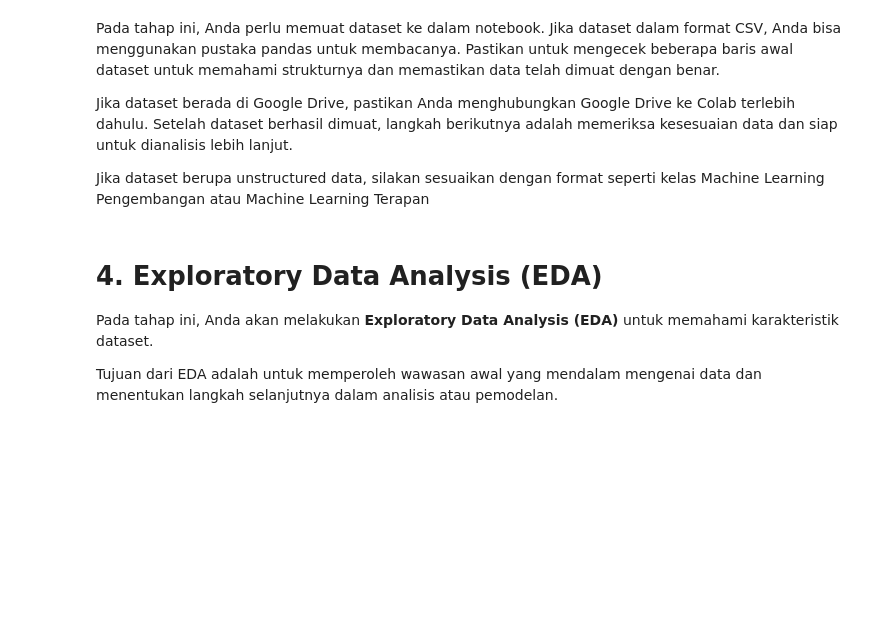
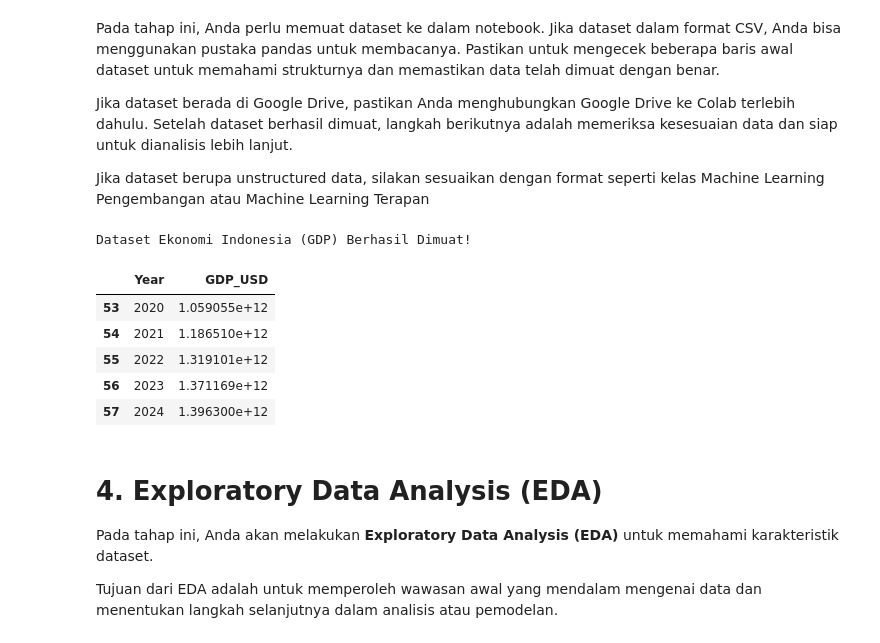
Before and after one commit to cahyadife/Experiment-Membangun-SML, a Jupyter notebook: Eksperimen_SML_Cahyadi/preprocessing/Eksperimen_Cahyadi.ipynb, the cells around one changed output. Cells and saved outputs as stored; diff of their text form; code cells hidden in the pictures; blank space fills up the shorter version.

```diff
--- a/Eksperimen_SML_Cahyadi/preprocessing/Eksperimen_Cahyadi.ipynb
+++ b/Eksperimen_SML_Cahyadi/preprocessing/Eksperimen_Cahyadi.ipynb
@@ -30,3 +26,50 @@ print(df.head())
+# %%
+# Mengambil data GDP Indonesia dari World Bank API dengan fallback lokal
+import os
+import requests
+import pandas as pd
+
+url = 'https://api.worldbank.org/v2/country/IDN/indicator/NY.GDP.MKTP.CD?format=json&per_page=100'
+try:
+    print("Mengambil data dari World Bank API...")
+    response = requests.get(url, timeout=5)
+    data = response.json()[1]
+    df = pd.DataFrame(data)
+    df = df[['date', 'value']].rename(columns={'date': 'Year', 'value': 'GDP_USD'})
+    df['Year'] = df['Year'].astype(int)
+    print("Berhasil mengambil data dari World Bank API!")
+except Exception as e:
+    print(f"API gagal diakses ({e}). Menggunakan fallback raw file lokal...")
+    # Coba beberapa path relatif potensial
+    raw_paths = [
+        '../namadataset_raw/indonesia_gdp_raw.csv',
+        'namadataset_raw/indonesia_gdp_raw.csv',
+        'Eksperimen_SML_Cahyadi/namadataset_raw/indonesia_gdp_raw.csv'
+    ]
+    loaded = False
+    for r_path in raw_paths:
+        if os.path.exists(r_path):
+            df = pd.read_csv(r_path)
+            df = df[['Year', 'GDP_USD']]
+            loaded = True
+            print(f"Berhasil memuat raw file dari: {r_path}")
+            break
+    if not loaded:
+        raise FileNotFoundError("Gagal menemukan file raw lokal untuk fallback.")
+
+# Pembersihan data
+df = df.dropna().sort_values('Year').reset_index(drop=True)
+
+print("Dataset Ekonomi Indonesia (GDP) Berhasil Dimuat!")
+display(df.tail())
+# %% [output]
+Dataset Ekonomi Indonesia (GDP) Berhasil Dimuat!
+|  | Year | GDP_USD |
+| 53 | 2020 | 1.059055e+12 |
+| 54 | 2021 | 1.186510e+12 |
+| 55 | 2022 | 1.319101e+12 |
+| 56 | 2023 | 1.371169e+12 |
+| 57 | 2024 | 1.396300e+12 |
 # %% [markdown]
 # **4. Exploratory Data Analysis (EDA)**
 
```
Also changed, not shown: parts of 7 cells of this notebook, 34 other files.
